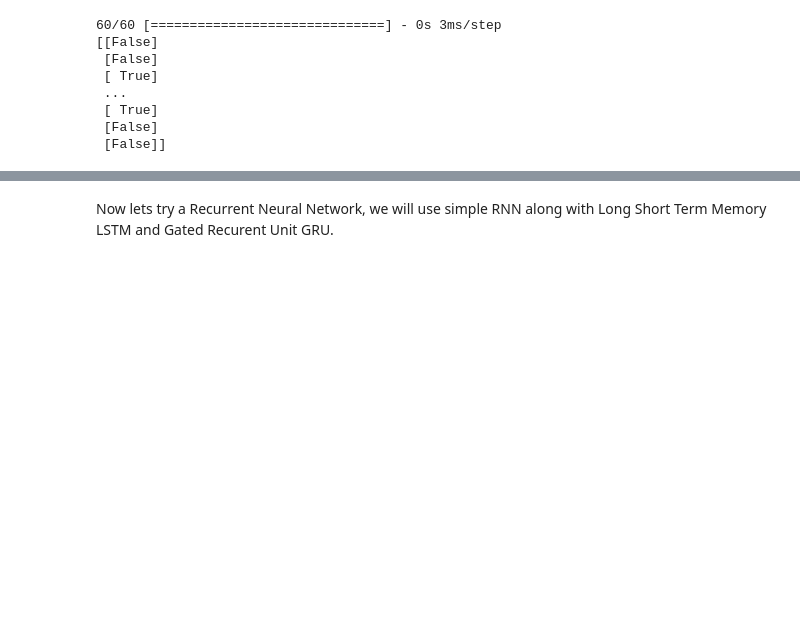
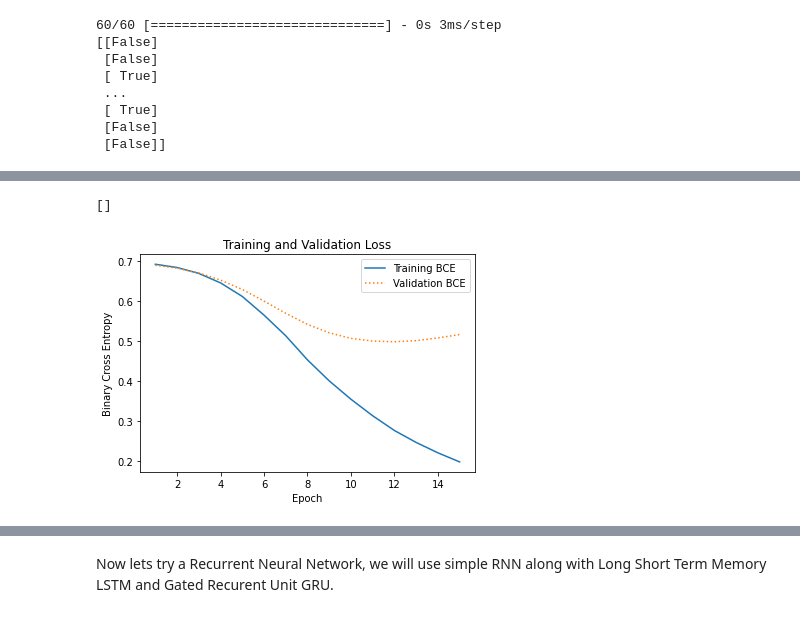
Before and after one commit to phmorris610/cs39aa_project, a Jupyter notebook: project_part3.ipynb, the cells around one changed output, grey strips where cells are left out. Cells and saved outputs as stored; diff of their text form; code cells hidden in the pictures; blank space fills up the shorter version.

```diff
--- a/project_part3.ipynb
+++ b/project_part3.ipynb
@@ -635,0 +483,3 @@ After using a Neural Net with the same parameters, we can see a fairly sizeable
+# %%
+fit = classifier.fit(Xtftrain_tensor_lem, y_train_lem, validation_data=(Xtfval_tensor_lem, y_val_lem), batch_size=500, epochs=15)
+fit
@@ -635,0 +505,14 @@ After using a Neural Net with the same parameters, we can see a fairly sizeable
+# %%
+err = fit.history['binary_crossentropy']
+val_err = fit.history['val_binary_crossentropy']
+epochs = range(1, len(err) + 1)
+plt.plot(epochs, err, '-', label='Training BCE')
+plt.plot(epochs, val_err, ':', label='Validation BCE')
+plt.title('Training and Validation Loss')
+plt.xlabel('Epoch')
+plt.ylabel('Binary Cross Entropy')
+plt.legend(loc='upper right')
+plt.plot()
+# %% [output]
+[]
+[figure, added]
```
Also changed, not shown: parts of 51 cells of this notebook.
